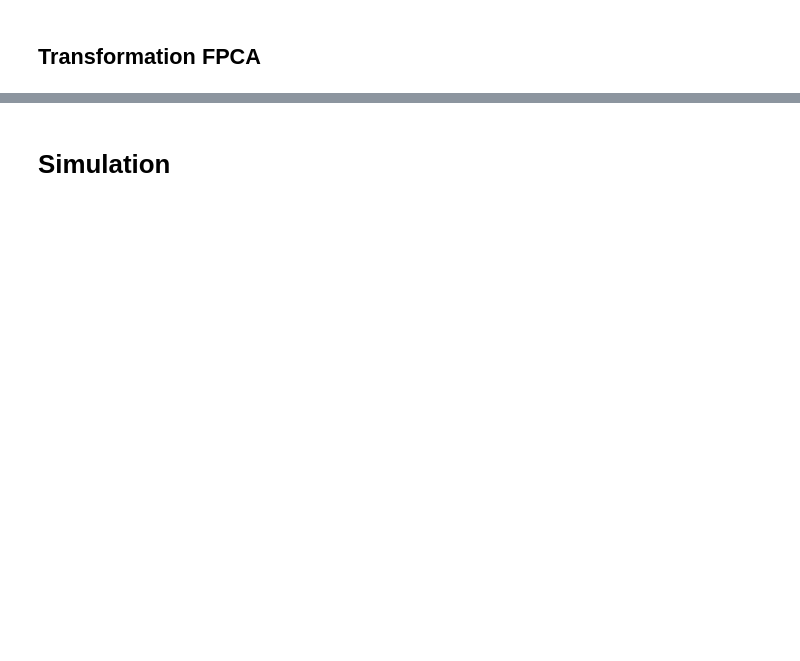
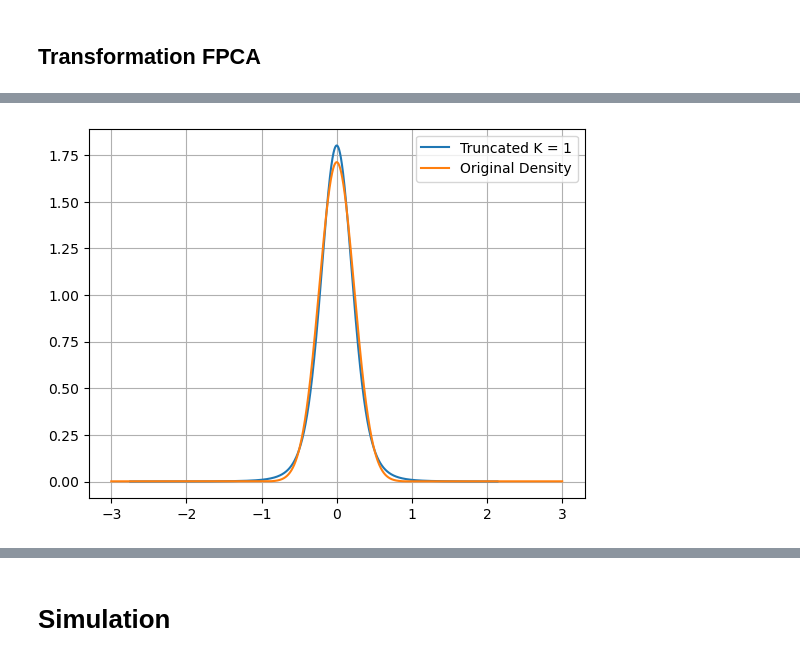
Before and after one commit to mirkimirk/thesis_frechet_fda, a Jupyter notebook: src/frechet_fda/reproduction_petersen2016.ipynb, the cells around one changed output, grey strips where cells are left out. Drawn from its saved outputs; the diff is of its cells as text; code cells hidden in the pictures; blank space fills up the shorter version.

Commit message:
Started density estimation step.

```diff
--- a/src/frechet_fda/reproduction_petersen2016.ipynb
+++ b/src/frechet_fda/reproduction_petersen2016.ipynb
@@ -96,11 +118,17 @@ truncated_representations_transforms = karhunen_loeve(
     K=1,
 )
 # %%
-# Transform to density space
+# Transform to density space. Compare truncated representation against real density
 truncated_representations = inverse_log_qd_transform(
     truncated_representations_transforms,
 )
-truncated_representations[0].compare(new_pdfs[0])
+truncated_representations[0].compare(
+    new_pdfs[0].warp_range(-trunc, trunc),
+    label_self = "Truncated K = 1",
+    label_other = "Original Density"
+)
+# %% [output]
+[figure, added]
 # %%
 # Look at modes of variance of transformed functions
 variation_modes_transforms = [
```
Also changed, not shown: parts of 16 cells of this notebook, 1 other file.
